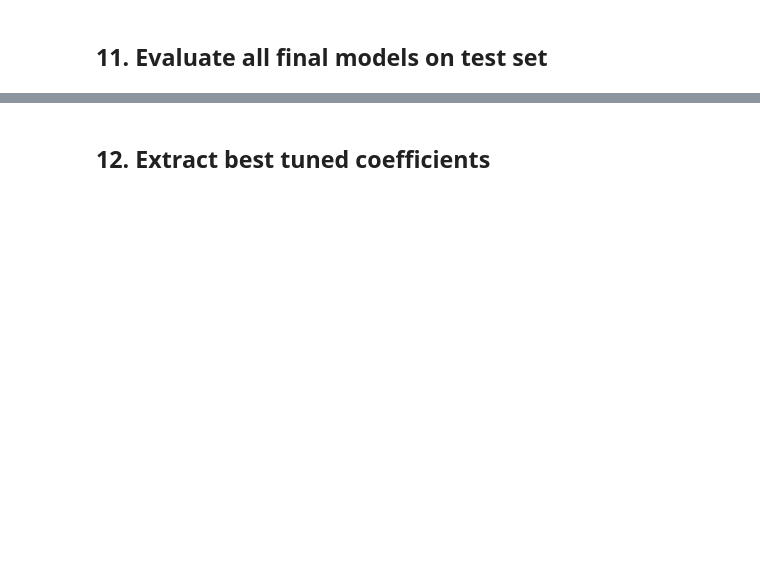
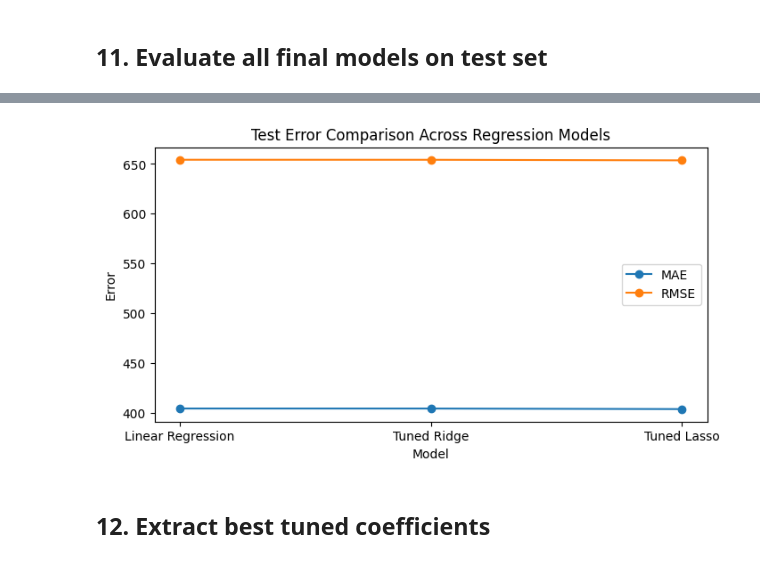
Before and after one commit to doyounghi/Healthcare-data-analysis, a Jupyter notebook: 01_mock_member_health_analysis/notebooks/08_regularized_regression_tuning.ipynb, the cells around one changed output, grey strips where cells are left out. Saved outputs shown, nothing was run; the diff lists cells and outputs as text; code cells hidden in the pictures; blank space fills up the shorter version.

```diff
--- a/01_mock_member_health_analysis/notebooks/08_regularized_regression_tuning.ipynb
+++ b/01_mock_member_health_analysis/notebooks/08_regularized_regression_tuning.ipynb
@@ -187,3 +255,18 @@ results_df
+# %%
+plot_df = results_df.set_index("model")[["MAE", "RMSE"]]
+
+plt.figure(figsize=(8, 4))
+
+plt.plot(plot_df.index, plot_df["MAE"], marker="o", label="MAE")
+plt.plot(plot_df.index, plot_df["RMSE"], marker="o", label="RMSE")
+
+plt.title("Test Error Comparison Across Regression Models")
+plt.xlabel("Model")
+plt.ylabel("Error")
+plt.legend()
+plt.show()
+# %% [output]
+[figure, added]
 # %% [markdown]
 ## 12. Extract best tuned coefficients
 # %%
```
Also changed, not shown: parts of 16 cells of this notebook.
